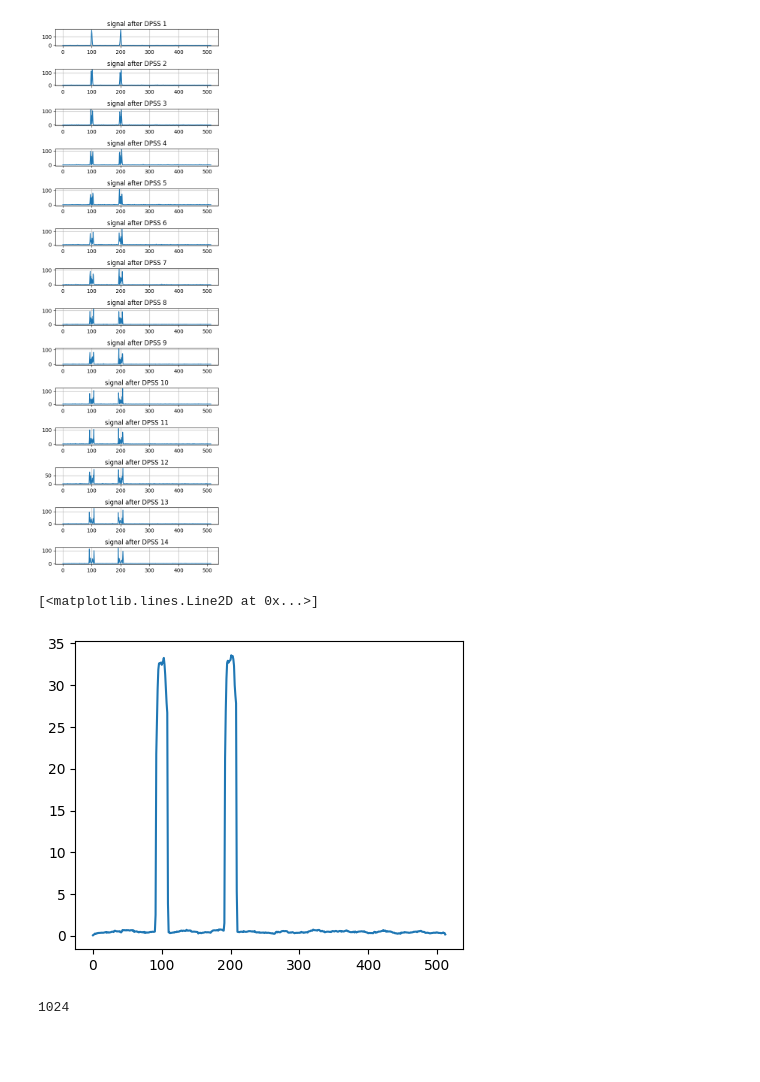
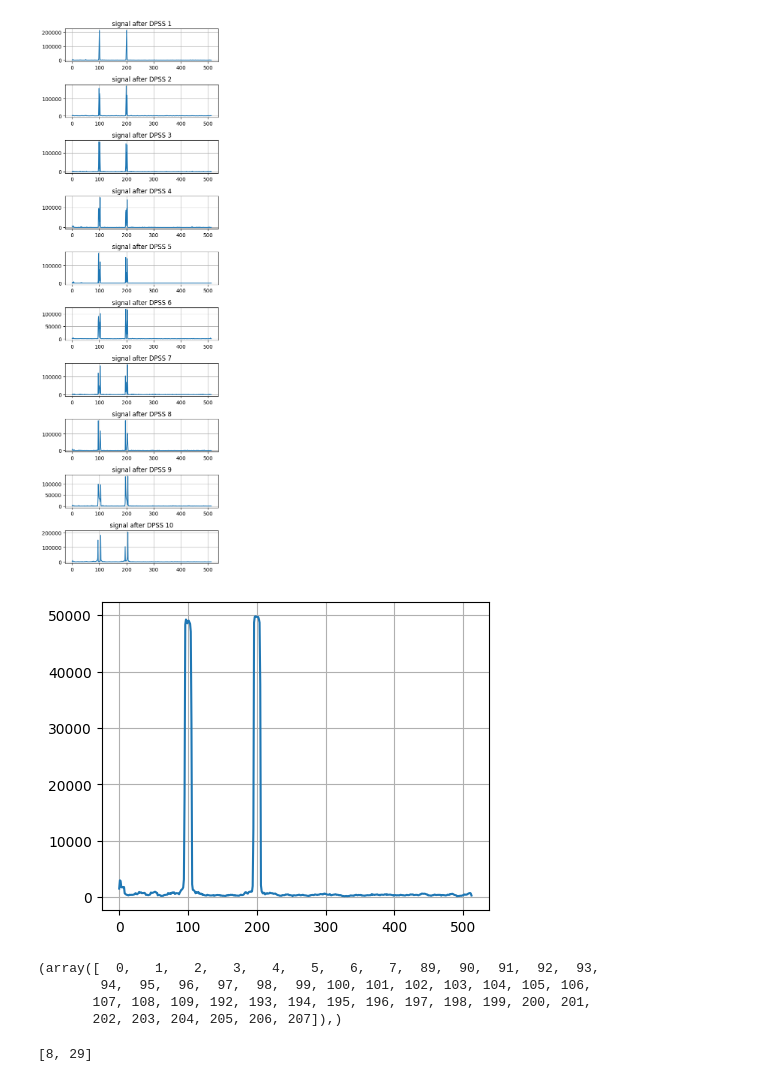
Before and after one commit to ilanmoshe52/Final_Project, a Jupyter notebook: dpss.ipynb, the cells around one changed output. Drawn from its saved outputs; the diff is of its cells as text; code cells hidden in the pictures; blank space fills up the shorter version.

```diff
--- a/dpss.ipynb
+++ b/dpss.ipynb
@@ -3,22 +37,14 @@
 # %%
-import numpy as np
-import matplotlib.pyplot as plt
-from scipy.signal import windows, welch
-from scipy.fft import fft
-# Constants
-num_samples = 1000
-time_series_length = 1024
-num_sin_waves = 2  # Number of sinusoidal waves
-noise_level = 0.5
-
 # Generate signal composed of sinusoidal waves and noise
 t = np.linspace(0, 1, time_series_length)
-signal = np.sum([np.sin(2 * np.pi * (i + 1)*100 * t) for i in range(num_sin_waves)], axis=0) + noise_level * np.random.randn(time_series_length)
+signal1 = np.sum([amp* np.sin(2 * np.pi * (i + 1)*100 * t) for i in range(num_sin_waves)], axis=0) + noise_level * np.random.randn(time_series_length)
+
+signal += signal1
 
 # Plot FFT of the signal
 fft_vals = fft(signal)
 fig , ax = plt.subplots(1,2 , figsize=( 14,4))
-ax[1].plot( np.log10(np.abs(fft_vals[0:int(len(fft_vals)/2)])))
+ax[1].plot( np.abs(fft_vals[0:int(len(fft_vals)/2)]))
 ax[0].plot(signal)
 ax[0].set_title('The Signal')
 ax[1].set_title('FFT of the Signal')
@@ -30,7 +56,7 @@ plt.show()
 
 # Apply DPSS with optimized parameters
 half_window_length = time_series_length // 4
-dpss = windows.dpss(time_series_length, 10, 14)
+dpss = windows.dpss(time_series_length, 5, 10)
 
 # Visualize all signals created by DPSS
 plt.figure(figsize=(5, 15))
@@ -59,5 +85,7 @@ plt.show()
 # Create a new final signal by mean values of all signals
 final_signal = np.mean(psd_estimates, axis=0)
 plt.figure(figsize=(5, 4))
+plt.grid(True)
 plt.plot(final_signal)
+plt.show()
 # %% [output]
@@ -66,7 +94,10 @@ plt.plot(final_signal)
-[figure, old version]
+[figure, new version]
-[<matplotlib.lines.Line2D at 0x...>]
-[figure, old version]
+[figure, new version]
-# %%
-len(fft_vals)
-# %% [output]
-1024
+# %%
+a = np.where(final_signal>1000)
+print(a)
+# %% [output]
+(array([  0,   1,   2,   3,   4,   5,   6,   7,  89,  90,  91,  92,  93,
+        94,  95,  96,  97,  98,  99, 100, 101, 102, 103, 104, 105, 106,
+       107, 108, 109, 192, 193, 194, 195, 196, 197, 198, 199, 200, 201,
+       202, 203, 204, 205, 206, 207]),)
@@ -72,0 +106,5 @@ len(fft_vals)
+# %%
+indices = [i for i in range(1, len(b)) if (b[i] - b[i-1])>1 ]
+print(indices)
+# %% [output]
+[8, 29]
```
Also changed, not shown: parts of 3 cells of this notebook.
